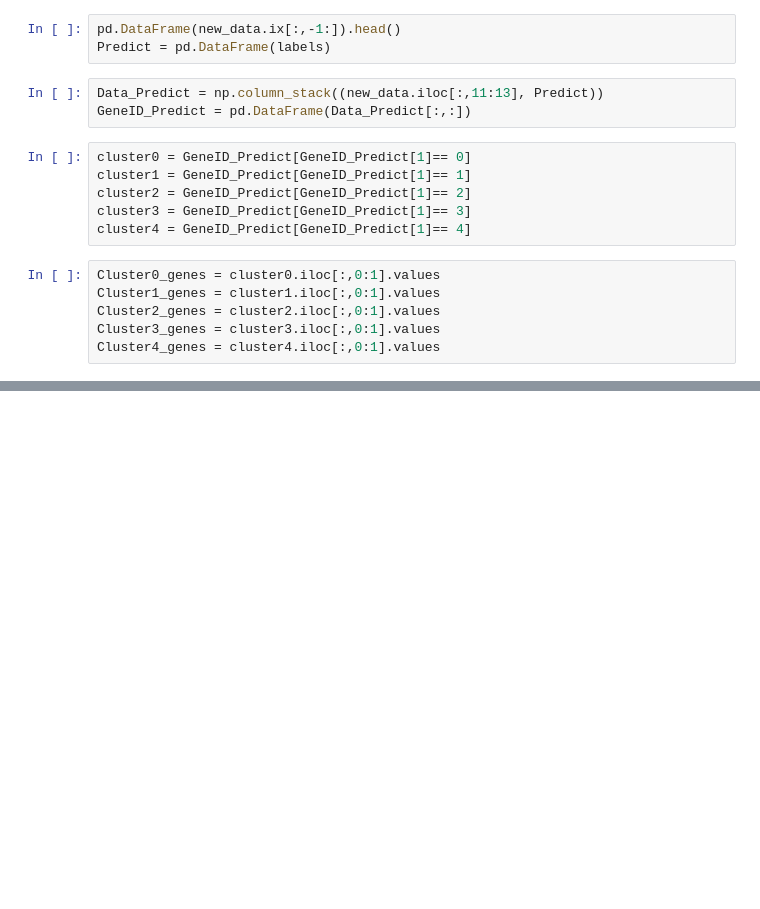
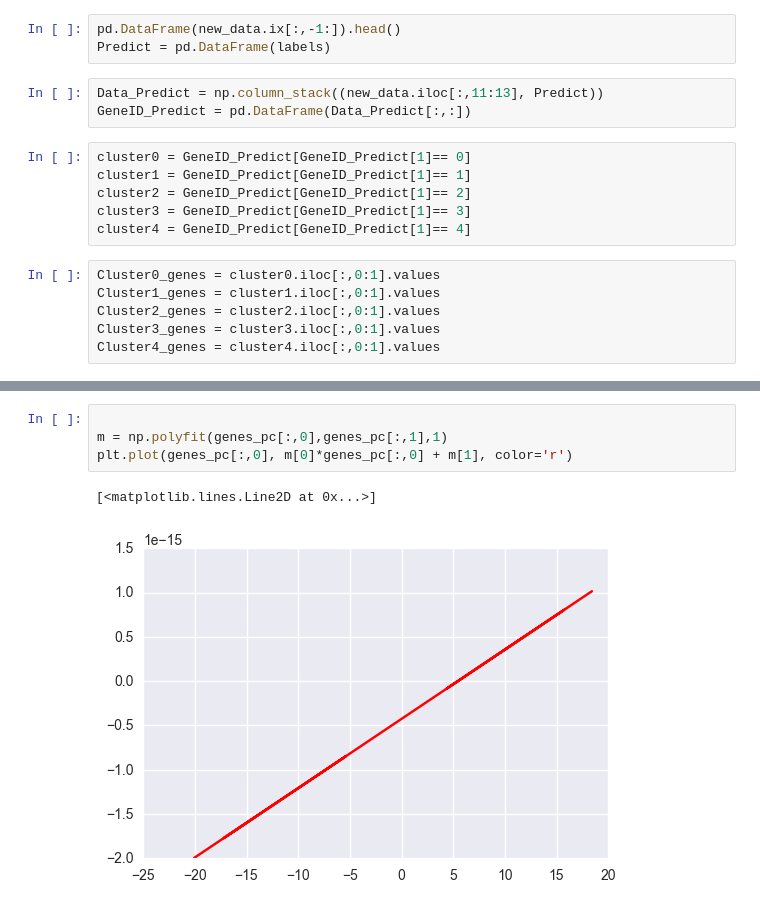
Before and after one commit to UW-Biol419-Wi2017/SpontaneousActivity, a Jupyter notebook: R50 PCA then KMeans.ipynb, the cells around one changed output, grey strips where cells are left out. Saved outputs shown, nothing was run; the diff lists cells and outputs as text; blank space fills up the shorter version.

```diff
--- a/R50 PCA then KMeans.ipynb
+++ b/R50 PCA then KMeans.ipynb
@@ -106,0 +86,7 @@ array([[   123953],
+# %%
+
+m = np.polyfit(genes_pc[:,0],genes_pc[:,1],1)
+plt.plot(genes_pc[:,0], m[0]*genes_pc[:,0] + m[1], color='r')
+# %% [output]
+[<matplotlib.lines.Line2D at 0x...>]
+[figure, added]
```
Also changed, not shown: parts of 11 cells of this notebook, 2 other files.
